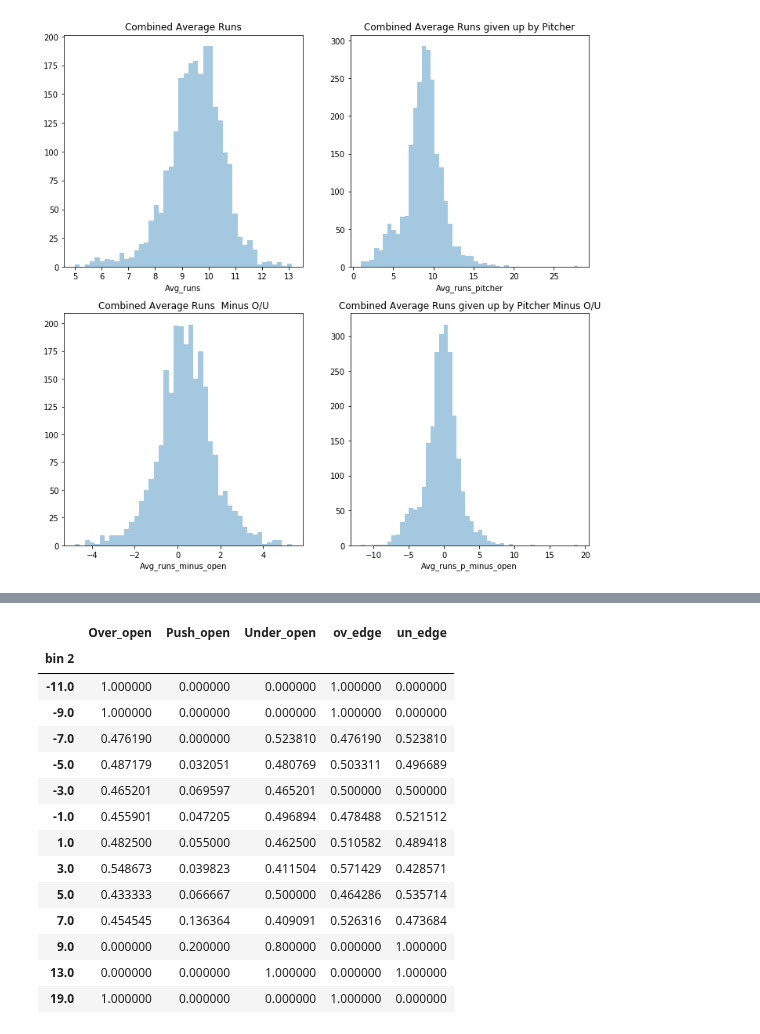
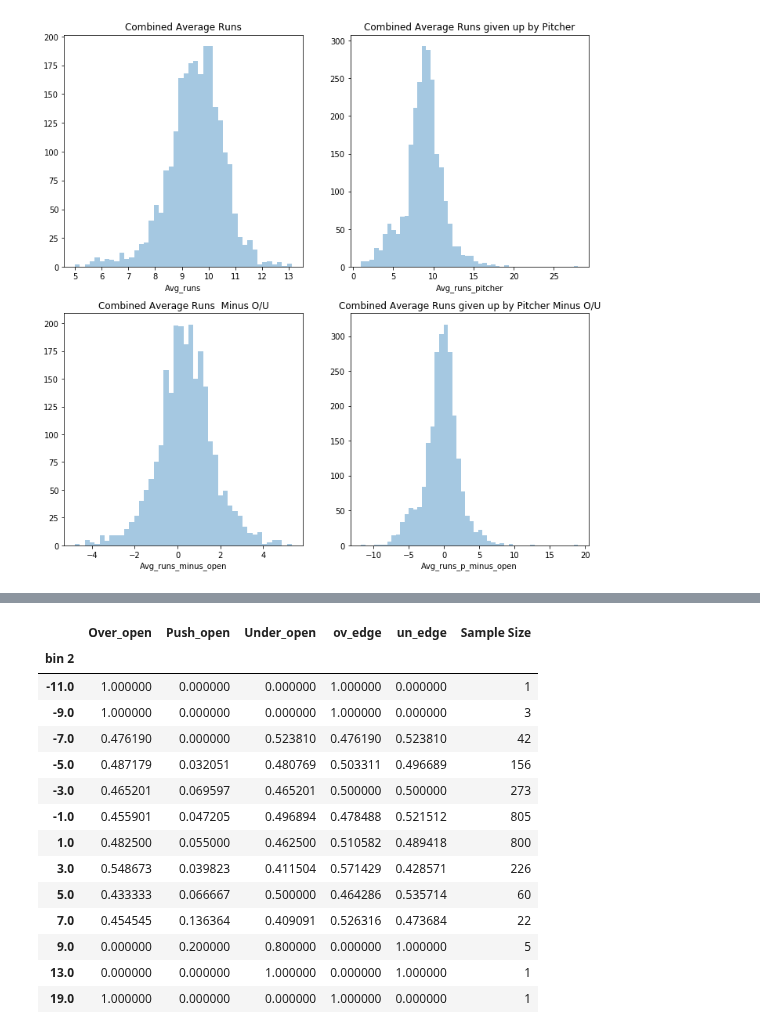
Before and after one commit to timcopelandoh/thinkful, a Jupyter notebook: Module 20 - Random Forest Models/20.7 - Random Forest Challenge.ipynb, the cells around one changed output, grey strips where cells are left out. Drawn from its saved outputs; the diff is of its cells as text; code cells hidden in the pictures.

```diff
--- a/Module 20 - Random Forest Models/20.7 - Random Forest Challenge.ipynb
+++ b/Module 20 - Random Forest Models/20.7 - Random Forest Challenge.ipynb
@@ -362,22 +196,25 @@ Name: Game ID, dtype: int64
 # %%
 prun_min_ou = games.groupby(['bin 2'])[['Over_open', 'Push_open', 'Under_open']].mean()
 prun_min_ou['ov_edge'] = prun_min_ou['Over_open']/(prun_min_ou['Under_open']+prun_min_ou['Over_open'])
 prun_min_ou['un_edge'] = prun_min_ou['Under_open']/(prun_min_ou['Over_open']+prun_min_ou['Under_open'])
 #run_min_ou['bin 1'] = run_min_ou['bin 1'] + 0.5
+prun_min_ou = pd.merge(prun_min_ou, games.groupby(['bin 2'])['Game ID'].count(), on='bin 2')
+prun_min_ou = prun_min_ou.rename(columns={'Game ID': 'Sample Size'})
+
 prun_min_ou
 # %% [output]
-|  | Over_open | Push_open | Under_open | ov_edge | un_edge |
-| bin 2 |  |  |  |  |  |
-| -11.0 | 1.000000 | 0.000000 | 0.000000 | 1.000000 | 0.000000 |
-| -9.0 | 1.000000 | 0.000000 | 0.000000 | 1.000000 | 0.000000 |
-| -7.0 | 0.476190 | 0.000000 | 0.523810 | 0.476190 | 0.523810 |
-| -5.0 | 0.487179 | 0.032051 | 0.480769 | 0.503311 | 0.496689 |
-| -3.0 | 0.465201 | 0.069597 | 0.465201 | 0.500000 | 0.500000 |
-| -1.0 | 0.455901 | 0.047205 | 0.496894 | 0.478488 | 0.521512 |
-| 1.0 | 0.482500 | 0.055000 | 0.462500 | 0.510582 | 0.489418 |
-| 3.0 | 0.548673 | 0.039823 | 0.411504 | 0.571429 | 0.428571 |
-| 5.0 | 0.433333 | 0.066667 | 0.500000 | 0.464286 | 0.535714 |
-| 7.0 | 0.454545 | 0.136364 | 0.409091 | 0.526316 | 0.473684 |
-| 9.0 | 0.000000 | 0.200000 | 0.800000 | 0.000000 | 1.000000 |
-| 13.0 | 0.000000 | 0.000000 | 1.000000 | 0.000000 | 1.000000 |
-| 19.0 | 1.000000 | 0.000000 | 0.000000 | 1.000000 | 0.000000 |
+|  | Over_open | Push_open | Under_open | ov_edge | un_edge | Sample Size |
+| bin 2 |  |  |  |  |  |  |
+| -11.0 | 1.000000 | 0.000000 | 0.000000 | 1.000000 | 0.000000 | 1 |
+| -9.0 | 1.000000 | 0.000000 | 0.000000 | 1.000000 | 0.000000 | 3 |
+| -7.0 | 0.476190 | 0.000000 | 0.523810 | 0.476190 | 0.523810 | 42 |
+| -5.0 | 0.487179 | 0.032051 | 0.480769 | 0.503311 | 0.496689 | 156 |
+| -3.0 | 0.465201 | 0.069597 | 0.465201 | 0.500000 | 0.500000 | 273 |
+| -1.0 | 0.455901 | 0.047205 | 0.496894 | 0.478488 | 0.521512 | 805 |
+| 1.0 | 0.482500 | 0.055000 | 0.462500 | 0.510582 | 0.489418 | 800 |
+| 3.0 | 0.548673 | 0.039823 | 0.411504 | 0.571429 | 0.428571 | 226 |
+| 5.0 | 0.433333 | 0.066667 | 0.500000 | 0.464286 | 0.535714 | 60 |
+| 7.0 | 0.454545 | 0.136364 | 0.409091 | 0.526316 | 0.473684 | 22 |
+| 9.0 | 0.000000 | 0.200000 | 0.800000 | 0.000000 | 1.000000 | 5 |
+| 13.0 | 0.000000 | 0.000000 | 1.000000 | 0.000000 | 1.000000 | 1 |
+| 19.0 | 1.000000 | 0.000000 | 0.000000 | 1.000000 | 0.000000 | 1 |
```
Also changed, not shown: parts of 38 cells of this notebook, 2 other files.
